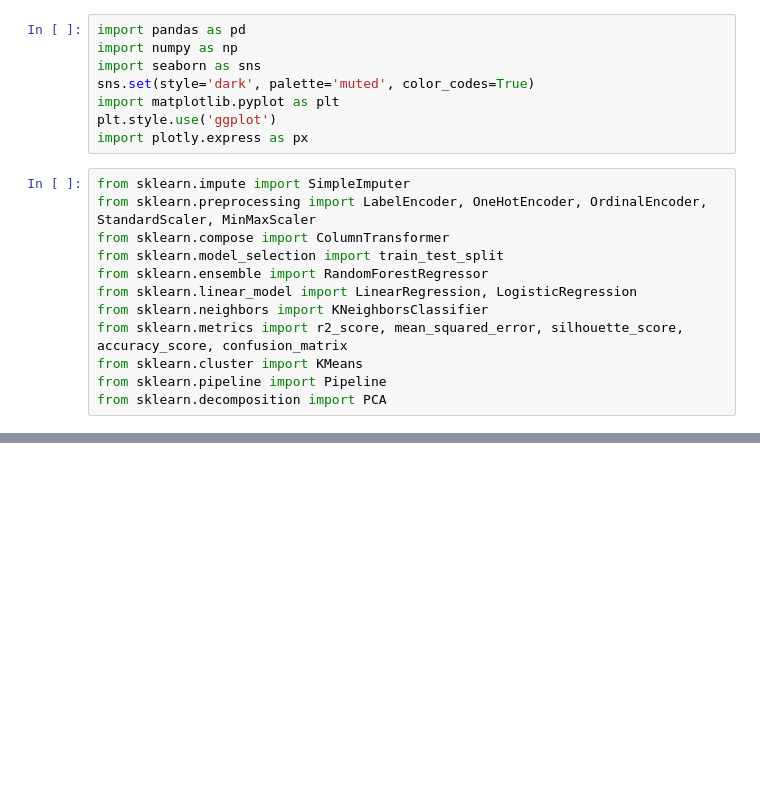
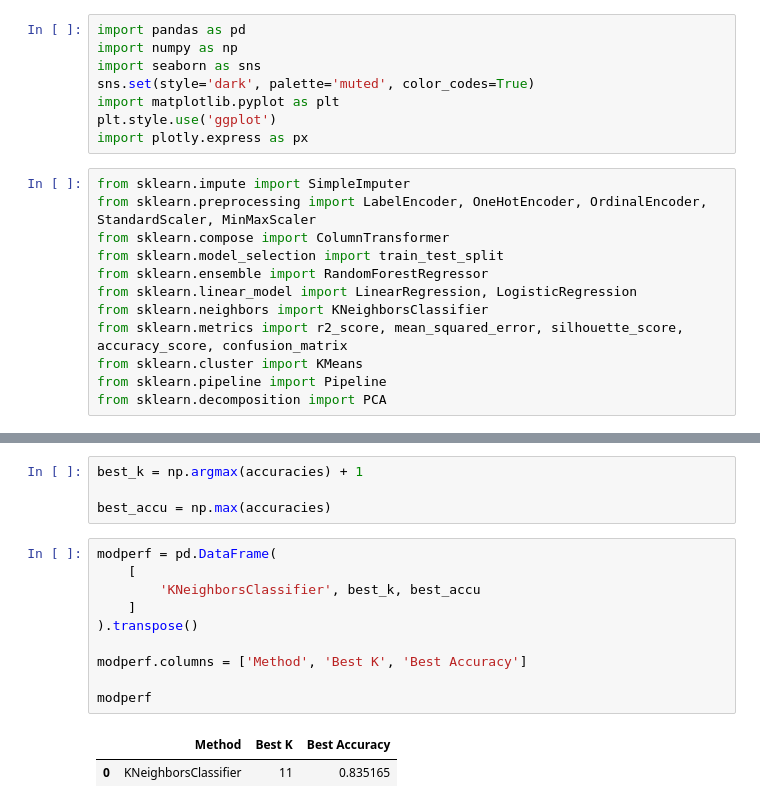
Before and after one commit to Omuk/Reborn, a Jupyter notebook: Data Practice/Practice_Field.ipynb, the cells around one changed output, grey strips where cells are left out. Drawn from its saved outputs; the diff is of its cells as text; blank space fills up the shorter version.

```diff
--- a/Data Practice/Practice_Field.ipynb
+++ b/Data Practice/Practice_Field.ipynb
@@ -53,0 +157,17 @@ dtype: float64
+# %%
+best_k = np.argmax(accuracies) + 1
+
+best_accu = np.max(accuracies)
+# %%
+modperf = pd.DataFrame(
+    [
+        'KNeighborsClassifier', best_k, best_accu
+    ]
+).transpose()
+
+modperf.columns = ['Method', 'Best K', 'Best Accuracy']
+
+modperf
+# %% [output]
+|  | Method | Best K | Best Accuracy |
+| 0 | KNeighborsClassifier | 11 | 0.835165 |
```
Also changed, not shown: parts of 10 cells of this notebook.
